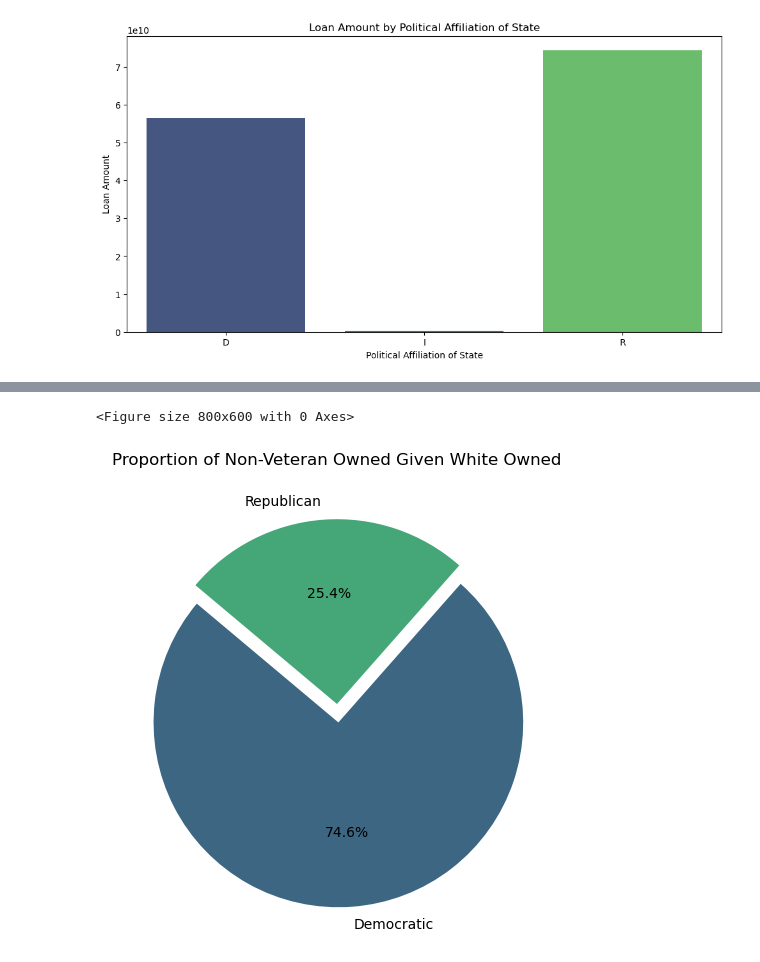
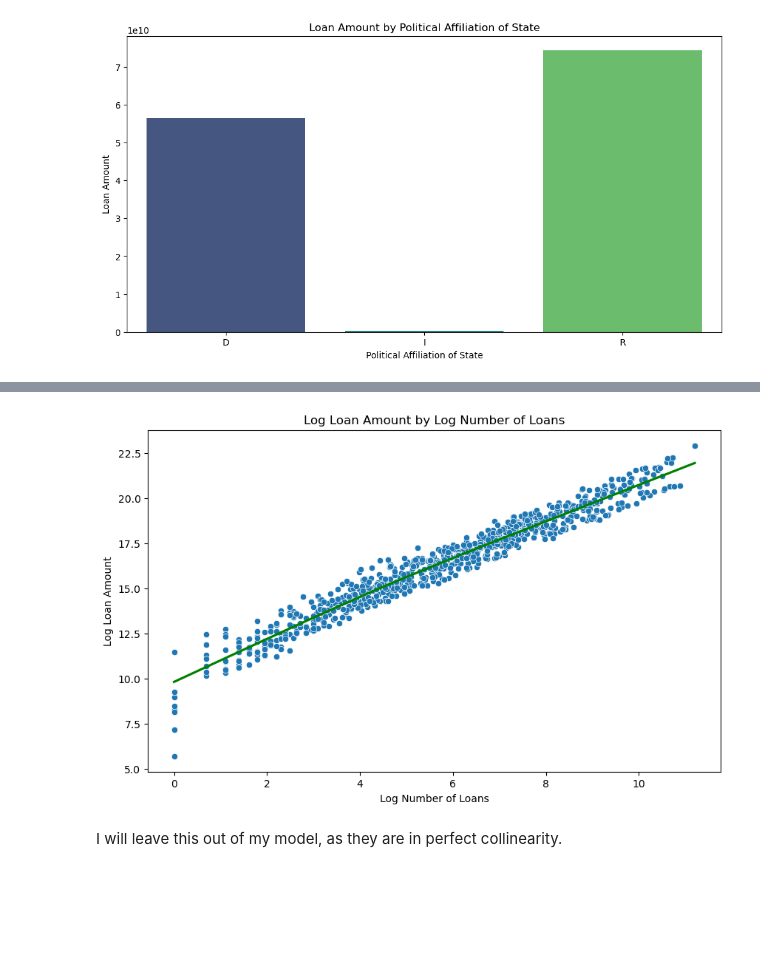
Before and after one commit to szilvasipeter2000/Data-Analysis-2, a Jupyter notebook: 02.us_loan.ipynb, the cells around one changed output, grey strips where cells are left out. Drawn from its saved outputs; the diff is of its cells as text; code cells hidden in the pictures; blank space fills up the shorter version.

```diff
--- a/02.us_loan.ipynb
+++ b/02.us_loan.ipynb
@@ -154,6 +177,6 @@ df.describe()
 # %%
 # Log transform the loan_amount column
-df['log_loan_amount'] = df['loan_amount'].apply(lambda x: np.log(x))
+df['ln_loan_amount'] = df['loan_amount'].apply(lambda x: np.log(x))
 # %%
 # Setting up the figure
 plt.figure(figsize=(12, 6))
@@ -316,7 +291,10 @@ df['white_owned'] = df['race_or_ethnicity'].apply(lambda x: 1 if x == 'White' el
 df['male_owned'] = df['gender'].apply(lambda x: 1 if x == 'Male Owned' else 0)
 
 # for Non-Veteran owned businesses
-df['non-veteran_owned'] = df['veteran'].apply(lambda x: 1 if x == 'Non-Veteran' else 0)
+df['nonveteran_owned'] = df['veteran'].apply(lambda x: 1 if x == 'Non-Veteran' else 0)
 
 # for Republican states
 df['republican'] = df['affiliation'].apply(lambda x: 1 if x == 'R' else 0)
+
+# for ln number of loans
+df['ln_number_of_loans'] = df['number_of_loans'].apply(lambda x: np.log(x))
@@ -405,19 +301,18 @@ plt.show()
-# %%
-plt.figure(figsize=(8, 6))
-
-# Calculate the proportion of male_owned for each category of white_owned
-proportions = df.groupby('white_owned')['republican'].sum()
-
-# Create the pie chart with specified labels, colors, and explode
-plt.figure(figsize=(8, 6))
-plt.pie(proportions,
-        labels=['Democratic', 'Republican'],
-        colors=[(0.2363, 0.3986, 0.5104, 1.0),(0.2719, 0.6549, 0.4705, 1.0)], # get colors from viridis palette
-        explode=(0.1, 0),
-        autopct='%1.1f%%',
-        startangle=140)
-plt.title('Proportion of Non-Veteran Owned Given White Owned')
-plt.show()
-# %% [output]
-<Figure size 800x600 with 0 Axes>
-[figure, removed]
+# %%
+# check if number of loans is a good control
+# check for potential splines
+plt.figure(figsize=(10, 6))
+
+sns.scatterplot(data=df, x='ln_number_of_loans', y='ln_loan_amount', palette='viridis')
+sns.regplot(data=df, x='ln_number_of_loans', y='ln_loan_amount', lowess=True, scatter=False, color='green')
+
+plt.xlabel('Log Number of Loans')
+plt.ylabel('Log Loan Amount')
+plt.title('Log Loan Amount by Log Number of Loans')
+
+
+plt.show()
+# %% [output]
+[figure, added]
+# %% [markdown]
+I will leave this out of my model, as they are in perfect collinearity.
```
Also changed, not shown: parts of 40 cells of this notebook, 6 other files.
